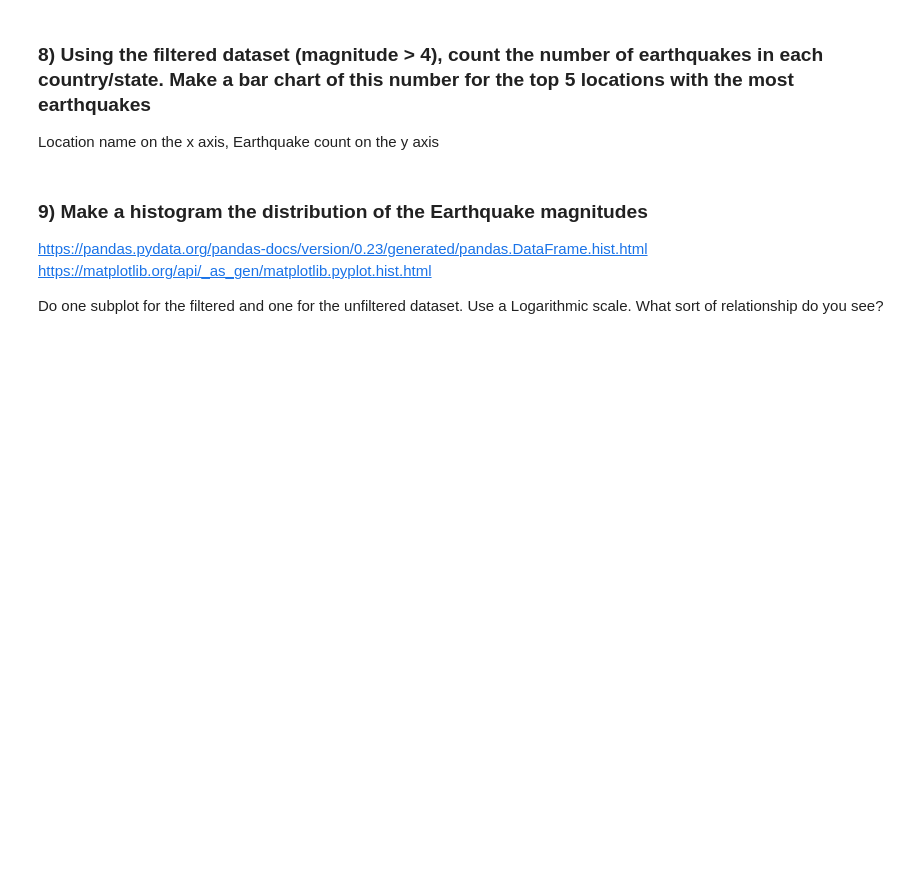
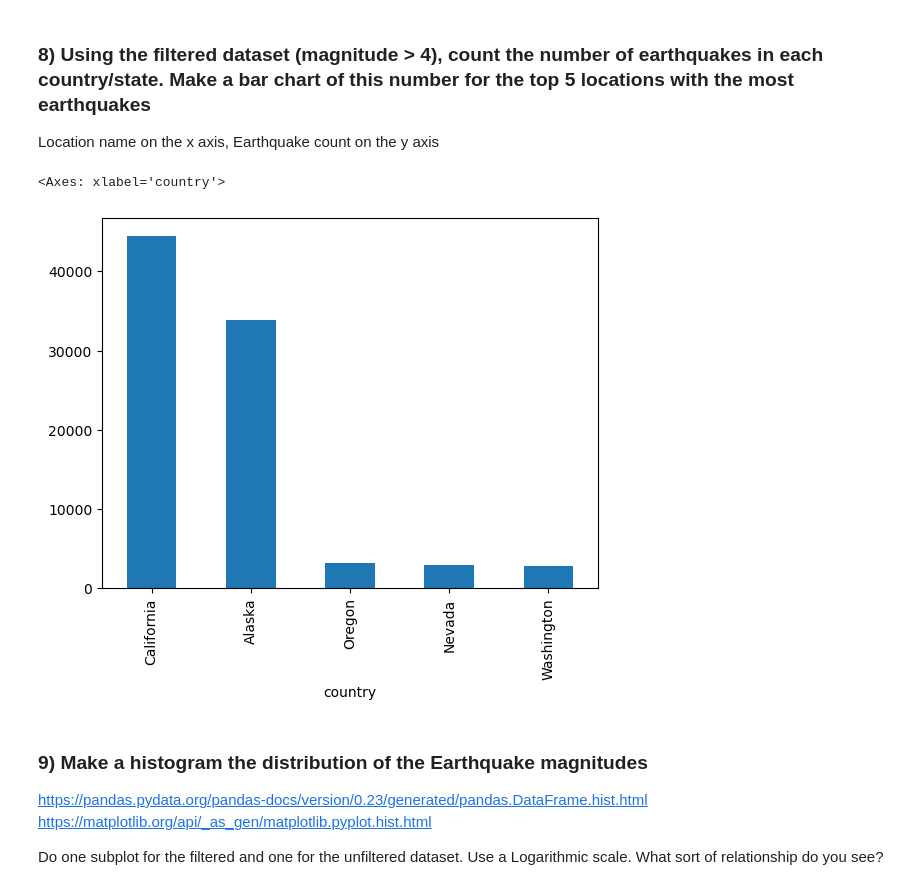
Before and after one commit to ApolloniaArellano/Assignments, a Jupyter notebook: hw5.ipynb, the cells around one changed output. Cells and saved outputs as stored; diff of their text form; code cells hidden in the pictures; blank space fills up the shorter version.

```diff
--- a/hw5.ipynb
+++ b/hw5.ipynb
@@ -143,6 +175,11 @@ https://pandas.pydata.org/pandas-docs/stable/generated/pandas.Series.unique.html
 ### 8) Using the filtered dataset (magnitude > 4), count the number of earthquakes in each country/state. Make a bar chart of this number for the top 5 locations with the most earthquakes
 
 Location name on the x axis, Earthquake count on the y axis
+# %%
+df.groupby('country').mag.count().nlargest(5).plot(kind='bar')
+# %% [output]
+<Axes: xlabel='country'>
+[figure, added]
 # %% [markdown]
 ### 9) Make a histogram the distribution of the Earthquake magnitudes
 
```
Also changed, not shown: parts of 8 cells of this notebook.
